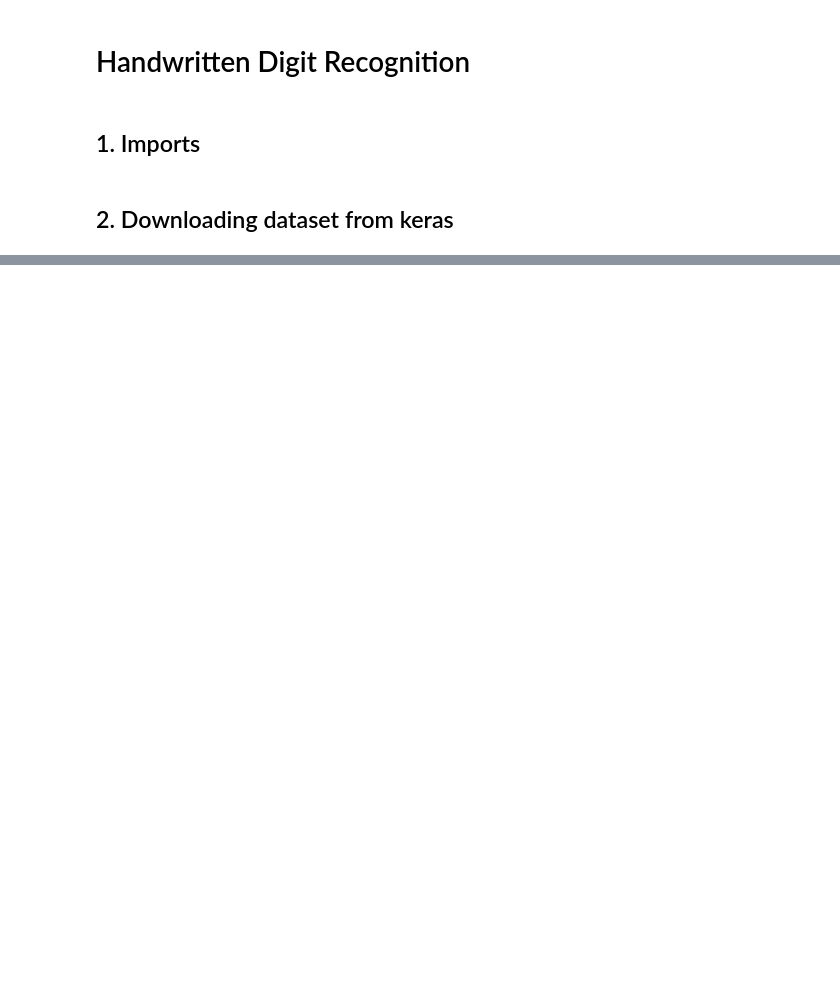
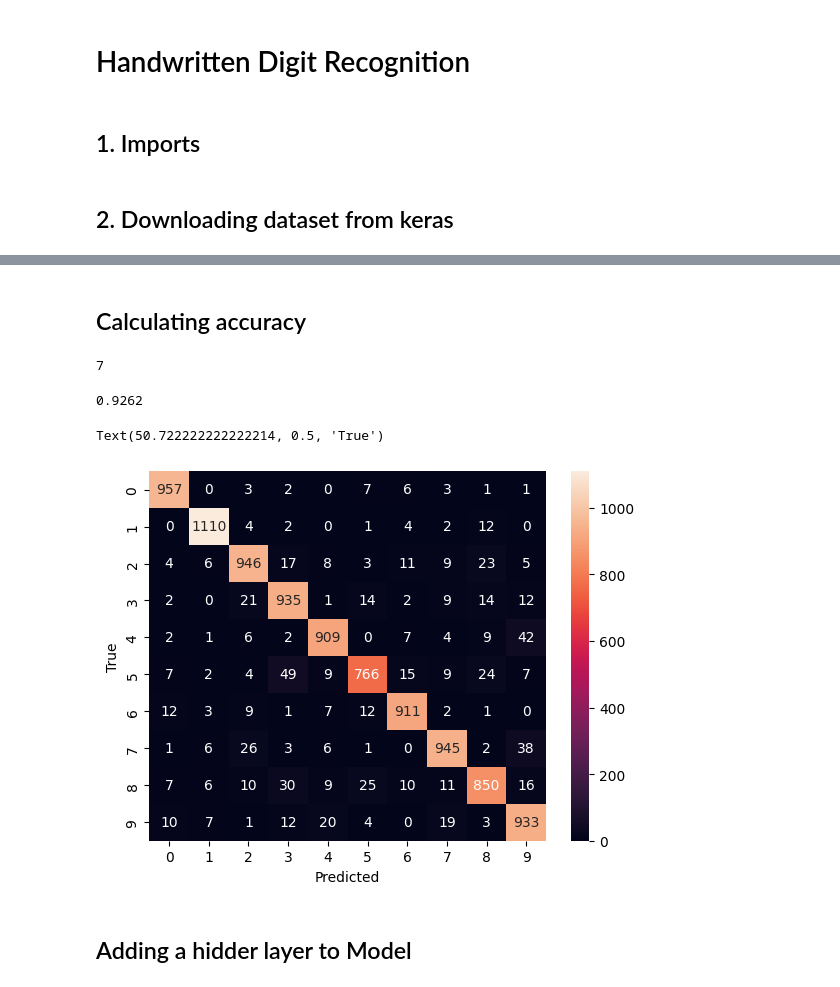
Before and after one commit to newbie10003-code/Machine-Learning, a Jupyter notebook: Deep Learning/Handwritten Digit Recognition/Handwritten Digits.ipynb, the cells around one changed output, grey strips where cells are left out. Saved outputs shown, nothing was run; the diff lists cells and outputs as text; code cells hidden in the pictures; blank space fills up the shorter version.

```diff
--- a/Deep Learning/Handwritten Digit Recognition/Handwritten Digits.ipynb
+++ b/Deep Learning/Handwritten Digit Recognition/Handwritten Digits.ipynb
@@ -38,0 +104,12 @@ array([[[0, 0, 0, ..., 0, 0, 0],
+# %%
+model = keras.Sequential(
+[
+    keras.layers.Dense(10, input_shape = (784,), activation='sigmoid')
+])
+
+model.compile(optimizer = 'adam',
+              loss = 'sparse_categorical_crossentropy',
+              metrics = ['accuracy']
+)
+
+model.fit(x_train_flat, y_train, epochs = 10)
@@ -38,0 +147,2 @@ array([[[0, 0, 0, ..., 0, 0, 0],
+# %%
+predictions = model.predict(x_test_flat)
@@ -38,0 +151,29 @@ array([[[0, 0, 0, ..., 0, 0, 0],
+# %% [markdown]
+## Calculating accuracy
+# %%
+np.argmax(predictions[0])
+# %% [output]
+7
+# %%
+y_pred = []
+for i in range(len(predictions)):
+    y_pred.append(np.argmax(predictions[i]))
+# %%
+sum = 0
+for i in range(len(predictions)):
+    if(np.argmax(predictions[i]) == y_test[i]):
+       sum += 1
+print(sum / len(predictions))
+# %% [output]
+0.9262
+# %%
+confMatrix = tf.math.confusion_matrix(labels = y_test, predictions = y_pred)
+# %%
+sns.heatmap(confMatrix, annot=True, fmt='d')
+plt.xlabel("Predicted")
+plt.ylabel("True")
+# %% [output]
+Text(50.722222222222214, 0.5, 'True')
+[figure, added]
+# %% [markdown]
+## Adding a hidder layer to Model
```
Also changed, not shown: parts of 37 cells of this notebook, 6 other files.
